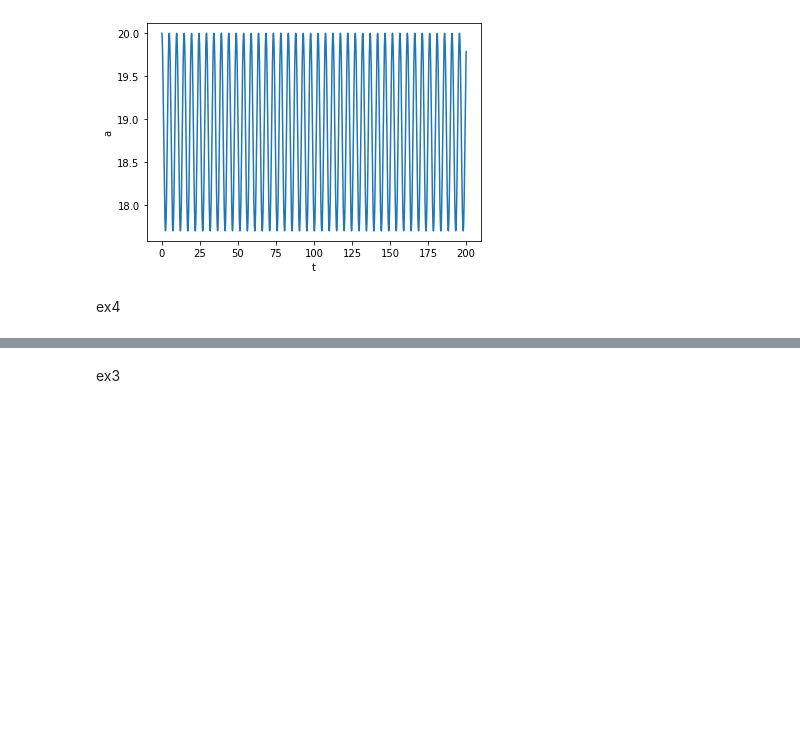
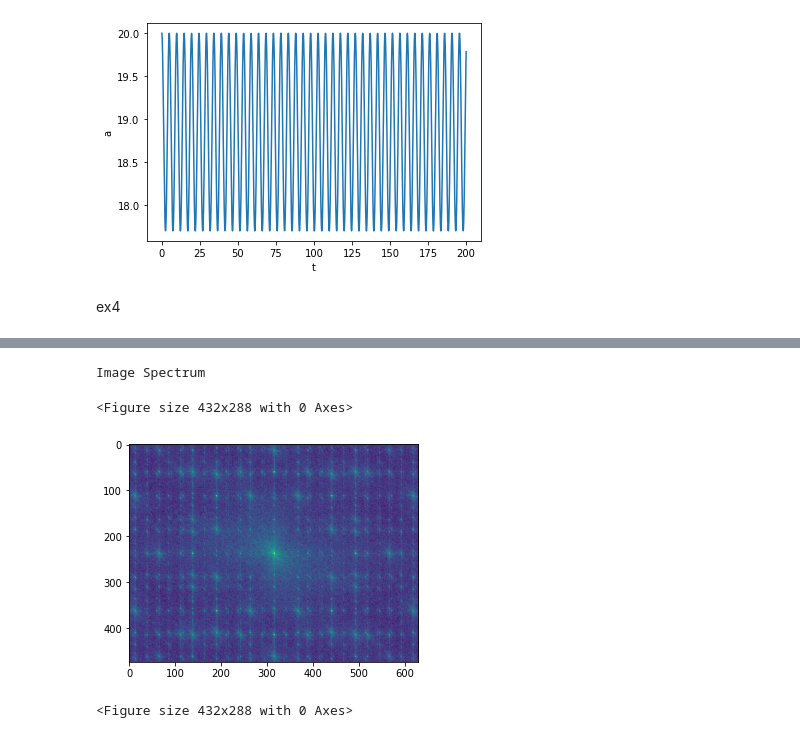
Before and after one commit to mohammadkazemrajabi/ScientificComputingWithPython2022, a Jupyter notebook: 09ex_numerical.ipynb, the cells around one changed output, grey strips where cells are left out. Drawn from its saved outputs; the diff is of its cells as text; code cells hidden in the pictures; blank space fills up the shorter version.

```diff
--- a/09ex_numerical.ipynb
+++ b/09ex_numerical.ipynb
@@ -106,2 +96,15 @@ WARNING:matplotlib.image:Clipping input data to the valid range for imshow with
-# %% [markdown]
-ex3
+# %%
+#Computing the 2D-FFT on the image
+pic2 = fftpack.fft2(pic)
+pic3 = fftpack.fftshift(pic2)
+power = np.abs(pic2)
+pow = np.abs(pic3)
+freq= fftpack.fftfreq(pic.size)
+plt.imshow(pow, norm = LogNorm(vmin=5))
+print('Image Spectrum')
+plt.figure()
+# %% [output]
+Image Spectrum
+<Figure size 432x288 with 0 Axes>
+[figure, added]
+<Figure size 432x288 with 0 Axes>
```
Also changed, not shown: parts of 5 cells of this notebook.
